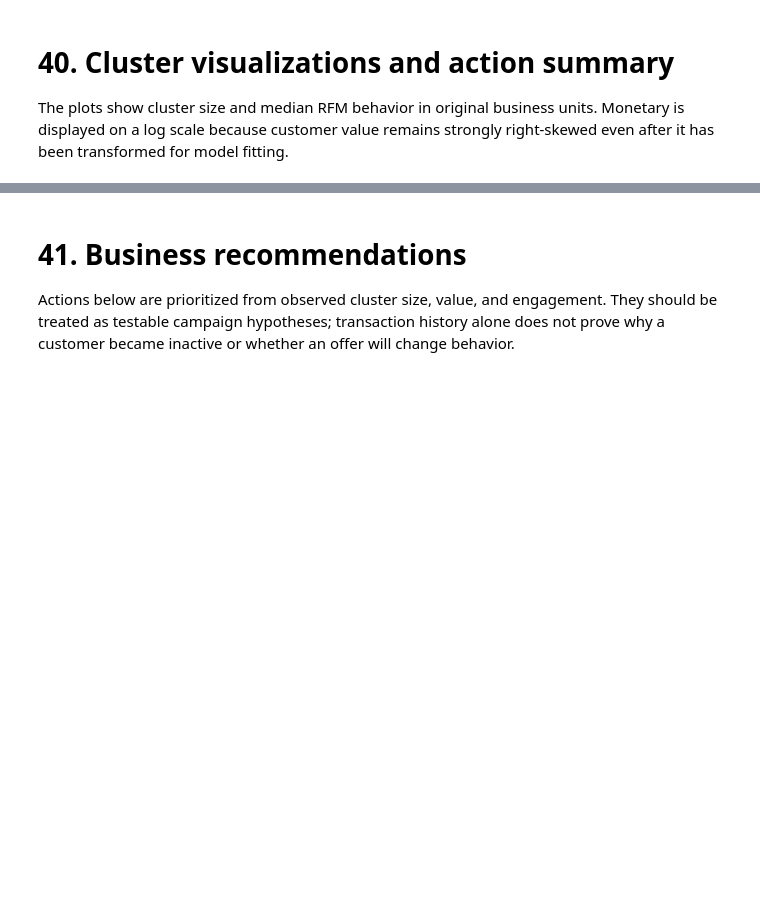
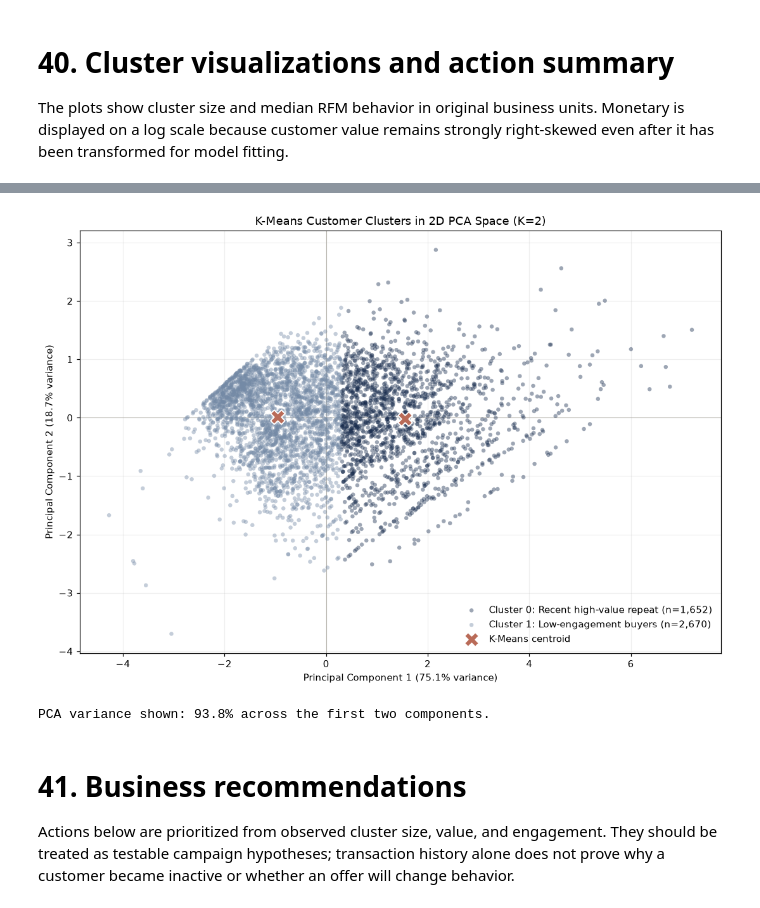
Before and after one commit to ammaro3567/RFM, a Jupyter notebook: Online_Retail_RFM_Analysis.ipynb, the cells around one changed output, grey strips where cells are left out. Cells and saved outputs as stored; diff of their text form; code cells hidden in the pictures; blank space fills up the shorter version.

Commit message:
Add PCA visualization of K-Means customer clusters

```diff
--- a/Online_Retail_RFM_Analysis.ipynb
+++ b/Online_Retail_RFM_Analysis.ipynb
@@ -1889,3 +1893,47 @@ display(cluster_profile[[
+# %%
+from sklearn.decomposition import PCA
+
+pca = PCA(n_components=2, random_state=42)
+X_rfm_2d = pca.fit_transform(X_rfm)
+centers_2d = pca.transform(kmeans_model.cluster_centers_)
+cluster_colors = {0: "#172B4D", 1: "#748AA6"}
+
+fig, ax = plt.subplots(figsize=(10, 7))
+for cluster_id in sorted(np.unique(kmeans_labels)):
+    mask = kmeans_labels == cluster_id
+    profile = cluster_profile.loc[cluster_id, "Profile"]
+    ax.scatter(
+        X_rfm_2d[mask, 0],
+        X_rfm_2d[mask, 1],
+        s=18,
+        alpha=0.42,
+        color=cluster_colors.get(int(cluster_id), "#53666C"),
+        edgecolors="none",
+        label=f"Cluster {cluster_id}: {profile} (n={mask.sum():,})",
+        rasterized=True
+    )
+
+ax.scatter(
+    centers_2d[:, 0], centers_2d[:, 1],
+    marker="X", s=220, color="#B96B58", edgecolor="white", linewidth=1.2,
+    label="K-Means centroid", zorder=5
+)
+
+explained = pca.explained_variance_ratio_ * 100
+ax.set_title(f"K-Means Customer Clusters in 2D PCA Space (K={best_k})")
+ax.set_xlabel(f"Principal Component 1 ({explained[0]:.1f}% variance)")
+ax.set_ylabel(f"Principal Component 2 ({explained[1]:.1f}% variance)")
+ax.axhline(0, color="#B7B3AA", linewidth=0.7, zorder=0)
+ax.axvline(0, color="#B7B3AA", linewidth=0.7, zorder=0)
+ax.legend(frameon=False, loc="best")
+ax.grid(True, alpha=0.2)
+plt.tight_layout()
+plt.show()
+
+print(f"PCA variance shown: {explained.sum():.1f}% across the first two components.")
+# %% [output]
+[figure, added]
+PCA variance shown: 93.8% across the first two components.
 # %% [markdown]
 # 41. Business recommendations
 
```
Also changed, not shown: parts of 1 cell of this notebook.
